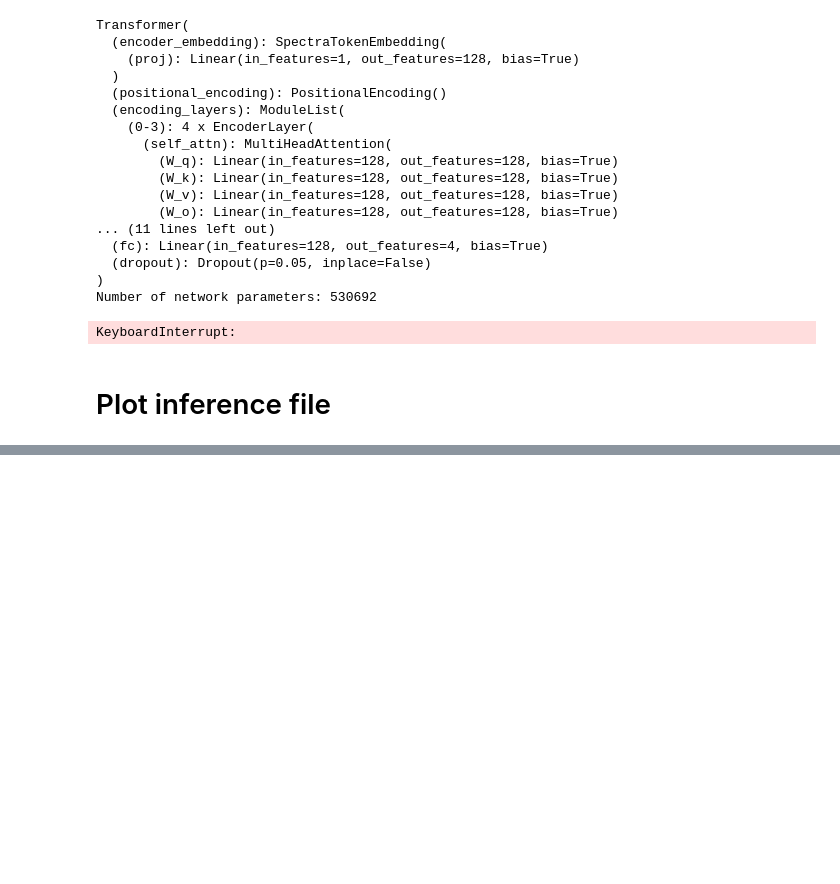
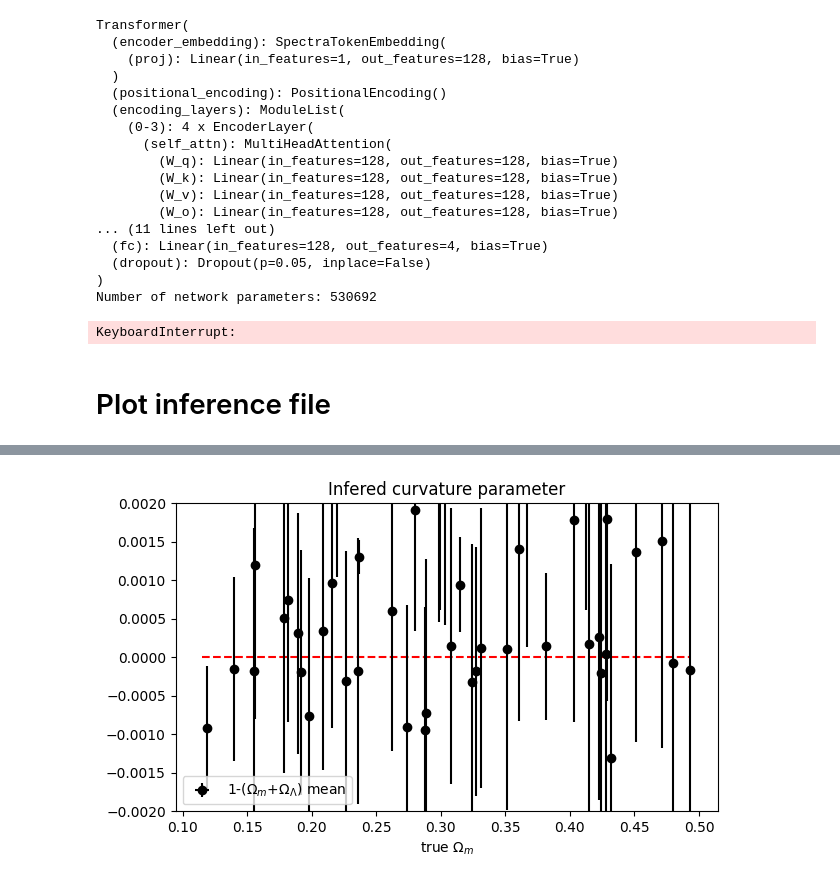
Before and after one commit to j-boucsein/CLIMB-Project, a Jupyter notebook: code/Machine_Learning/Transformer_testing/visualize.ipynb, the cells around one changed output, grey strips where cells are left out. Drawn from its saved outputs; the diff is of its cells as text; code cells hidden in the pictures; blank space fills up the shorter version.

```diff
--- a/code/Machine_Learning/Transformer_testing/visualize.ipynb
+++ b/code/Machine_Learning/Transformer_testing/visualize.ipynb
@@ -867,0 +871,56 @@ for index in range(4):
+# %%
+import numpy as np
+import matplotlib.pyplot as plt
+from matplotlib.colors import LogNorm
+
+params = ["Omega_m", "Omega_b", "Omega_L", "H0"]
+
+y_true_by_param = [y_true[:, i] for i in range(len(params))]
+y_pred_by_param = [y_pred[:, i] for i in range(len(params))]
+
+fig, axs = plt.subplots(1, 1, figsize=(7, 4))
+
+y_true_Om = y_true_by_param[0]
+y_true_OL = y_true_by_param[2]
+
+y_pred_Om = y_pred_by_param[0]
+y_pred_OL = y_pred_by_param[2]
+
+y_true_par = y_true_Om
+
+# ---------- mean and std per true value ----------
+y_true_unique_par = []
+y_sum_Om_OL = []
+y_sum_Om_OL_mean = []
+y_sum_Om_OL_std = []
+
+for true_value in np.unique(y_true_par):
+    y_pred_this_true_Om = y_pred_Om[y_true_par == true_value]
+    y_pred_this_true_OL = y_pred_OL[y_true_par == true_value]
+    Om_OL_sum = 1 - (y_pred_this_true_Om + y_pred_this_true_OL)
+    y_sum_Om_OL.append(Om_OL_sum)
+    y_sum_Om_OL_mean.append(Om_OL_sum.mean())
+    y_sum_Om_OL_std.append(Om_OL_sum.std())
+    y_true_unique_par.append(true_value)
+
+axs.plot(y_true_unique_par, [0 for _ in range(len(y_true_unique_par))], linestyle="--", c="red")
+axs.errorbar(y_true_unique_par, y_sum_Om_OL_mean, y_sum_Om_OL_std, y_sum_Om_OL_std, linestyle="None", marker="o", c="black", label=r"1-($\Omega_m$+$\Omega_\Lambda$) mean")
+# axs.plot(y_true_unique_par, y_sum_Om_OL_mean, c="black", marker="+", label=r"1-($\Omega_m$+$\Omega_\Lambda$) mean")
+    #axs.scatter(y_true_unique_par, [y_sum_Om_OL_mean[i]+y_sum_Om_OL_std[i] for i in range(len(y_sum_Om_OL_mean))])
+    #axs.scatter(y_true_unique_par, [y_sum_Om_OL_mean[i]-y_sum_Om_OL_std[i] for i in range(len(y_sum_Om_OL_mean))])
+#axs.fill_between(y_true_unique_par,
+#                        [y_sum_Om_OL_mean[i]+y_sum_Om_OL_std[i] for i in range(len(y_sum_Om_OL_mean))],
+#                        [y_sum_Om_OL_mean[i]-y_sum_Om_OL_std[i] for i in range(len(y_sum_Om_OL_mean))],
+#                        alpha=0.5, label=r"1 $\sigma$"
+#                    )
+    # axs.scatter([y_true_unique_par[i]]*len(y_sum_Om_OL[i]), y_sum_Om_OL[i], rasterized=True)
+
+axs.set_ylim([-0.002, 0.002])
+axs.set_xlabel(r"true $\Omega_m$")
+axs.set_title("Infered curvature parameter")
+axs.legend()
+
+plt.savefig(f"plots/{model_name}_inference_curvature.pdf", format="PDF")
+plt.show()
+# %% [output]
+[figure, added]
```
Also changed, not shown: parts of 7 cells of this notebook.
